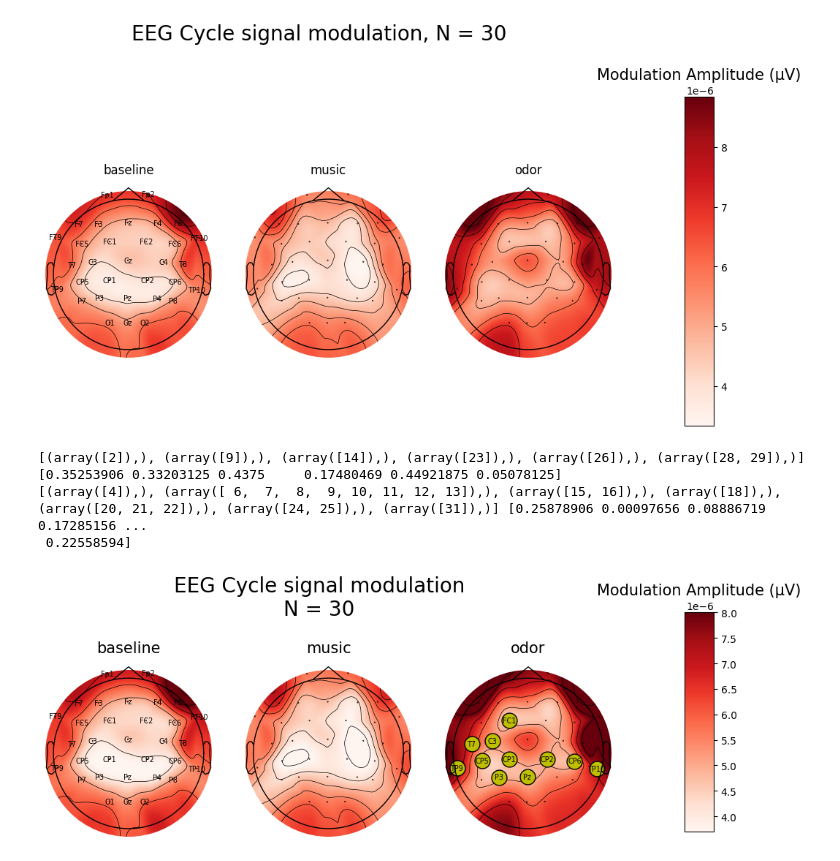
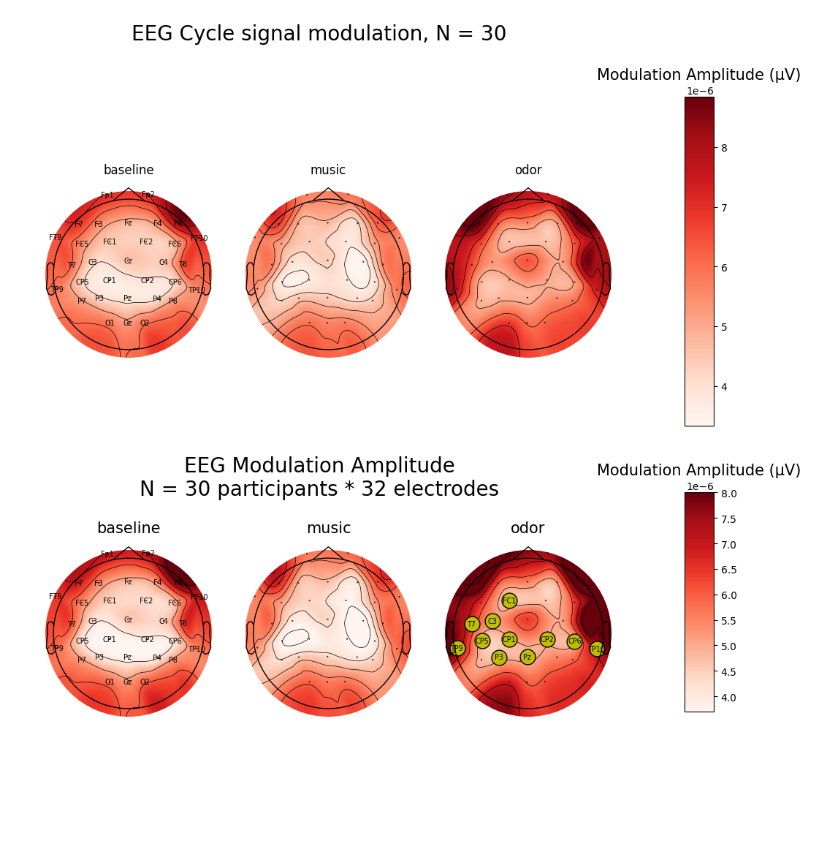
Before and after one commit to ValentinGhibaudo/Emosens_3, a Jupyter notebook: stats_modulation_cycle_signal.ipynb, the cells around one changed output. Cells and saved outputs as stored; diff of their text form; code cells hidden in the pictures; blank space fills up the shorter version.

Commit message:
modif figs for article

```diff
--- a/stats_modulation_cycle_signal.ipynb
+++ b/stats_modulation_cycle_signal.ipynb
@@ -234,7 +234,7 @@ fig.savefig(file, bbox_inches = 'tight')
 import xarray as xr
 import ghibtools as gh
 
-def cluster_stats(x1,x2, chans, verbose = True):
+def cluster_stats(x1,x2, chans, verbose = False):
     X = x2 - x1
     t_obs, clusters, cluster_p_values, H0 = mne.stats.permutation_cluster_1samp_test(X, out_type = 'indices', verbose = False)
 
@@ -267,37 +267,34 @@ N = df['participant'].unique().size
 
 vmin = df.groupby(['session','chan']).median(numeric_only = True)[metric].quantile(q_diff)
 vmax = df.groupby(['session','chan']).median(numeric_only = True)[metric].quantile(1 - q_diff)
 
 fig, axs = plt.subplots(ncols = df['session'].unique().size, figsize = (10,5))
-fig.suptitle(f'EEG Cycle signal modulation\nN = {N}', fontsize = 20, y = 1)
+fig.suptitle(f'EEG Modulation Amplitude\nN = {N} participants * 32 electrodes', fontsize = 20, y = 1)
 
 chans = da['chan'].values
 
 for c, session in enumerate(df['session'].unique()):
     ax = axs[c]
     topo_data = df[df['session'] == session].groupby('chan').median(numeric_only = True)[metric].reindex(chans)
     if session == 'baseline':
         im, cn = mne.viz.plot_topomap(data = topo_data.values , pos = pos, names = chans, axes = ax, show = False, vlim = (vmin,vmax))
     else:
         x1 = da.sel(session = 'baseline').values
         x2 = da.sel(session = session).values
         mask = cluster_stats(x1,x2,chans)
         im, cn = mne.viz.plot_topomap(data = topo_data.values , pos = pos, names = chans, axes = ax, show = False, vlim = (vmin,vmax), mask = mask, mask_params = mask_params)
     ax.set_title(f'{session}', fontsize = 15)
 
 ax_x_start = 1
 ax_x_width = 0.04
 ax_y_start = 0.3
 ax_y_height = 0.6
 cbar_ax = fig.add_axes([ax_x_start, ax_y_start, ax_x_width, ax_y_height])
 clb = fig.colorbar(im, cax=cbar_ax)
-clb.ax.set_title('Modulation Amplitude (µV)',fontsize=15)
+clb.ax.set_title('Modulation Amplitude (µV)', fontsize = 15)
 
-fig.savefig(base_folder / 'Figures' / 'Cycle_Signal' / 'amplitude_modulation' / 'cycle_signal_cluster_stats.png', dpi = 300, bbox_inches = 'tight')
+fig.savefig(base_folder / 'Figures' / 'pour_article' / 'EEG_Modulation_Amplitude_cluster.png', dpi = 500, bbox_inches = 'tight')
 
 plt.show()
 # %% [output]
-[(array([2]),), (array([9]),), (array([14]),), (array([23]),), (array([26]),), (array([28, 29]),)] [0.35253906 0.33203125 0.4375     0.17480469 0.44921875 0.05078125]
-[(array([4]),), (array([ 6,  7,  8,  9, 10, 11, 12, 13]),), (array([15, 16]),), (array([18]),), (array([20, 21, 22]),), (array([24, 25]),), (array([31]),)] [0.25878906 0.00097656 0.08886719 0.17285156 ...
- 0.22558594]
-[figure, old version]
+[figure, new version]
```
Also changed, not shown: parts of 3 cells of this notebook, 3 other files.
